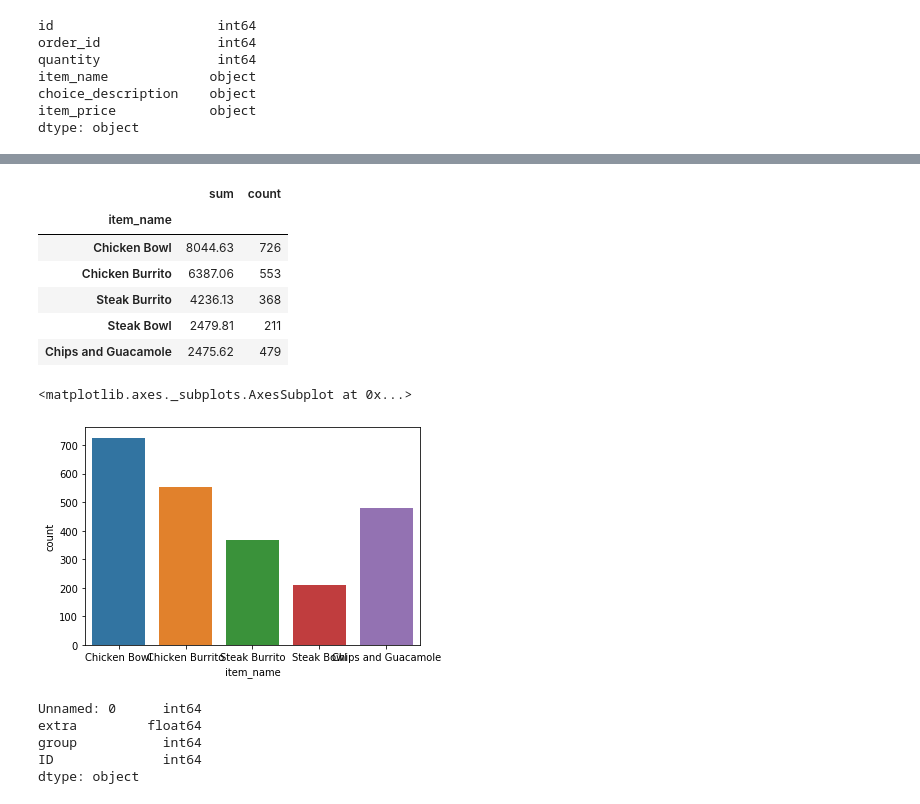
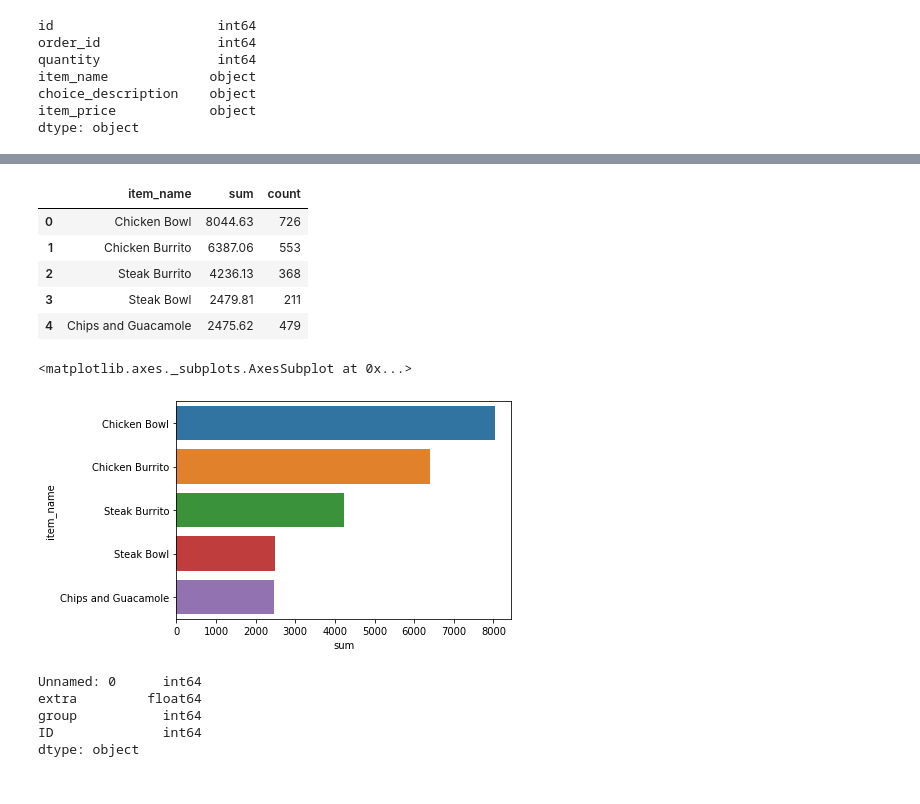
Before and after one commit to flambuth/python-exercises, a Jupyter notebook: 4.9_seaborn_exercises.ipynb, the cells around one changed output, grey strips where cells are left out. Drawn from its saved outputs; the diff is of its cells as text; code cells hidden in the pictures.

```diff
--- a/4.9_seaborn_exercises.ipynb
+++ b/4.9_seaborn_exercises.ipynb
@@ -142,20 +194,19 @@ sns.countplot(x="id", data=chipotle, palette="Greens_d")
 # %%
-top5 = item_freq.sort_values(by='sum',ascending=False).head()
+top5 = item_freq.sort_values(by='sum',ascending=False).head().reset_index()
 # %%
 top5
 # %% [output]
-|  | sum | count |
-| item_name |  |  |
-| Chicken Bowl | 8044.63 | 726 |
-| Chicken Burrito | 6387.06 | 553 |
-| Steak Burrito | 4236.13 | 368 |
-| Steak Bowl | 2479.81 | 211 |
-| Chips and Guacamole | 2475.62 | 479 |
+|  | item_name | sum | count |
+| 0 | Chicken Bowl | 8044.63 | 726 |
+| 1 | Chicken Burrito | 6387.06 | 553 |
+| 2 | Steak Burrito | 4236.13 | 368 |
+| 3 | Steak Bowl | 2479.81 | 211 |
+| 4 | Chips and Guacamole | 2475.62 | 479 |
 # %%
-sns.barplot(x=top5.index, y="count", data=top5)
+sns.barplot(x="sum", y=top5.item_name, data=top5)
 # %% [output]
 <matplotlib.axes._subplots.AxesSubplot at 0x...>
-[figure, old version]
+[figure, new version]
 # %%
 sleep = pd.read_csv('sleep.csv')
 # %%
```
Also changed, not shown: parts of 11 cells of this notebook, 2 other files.
